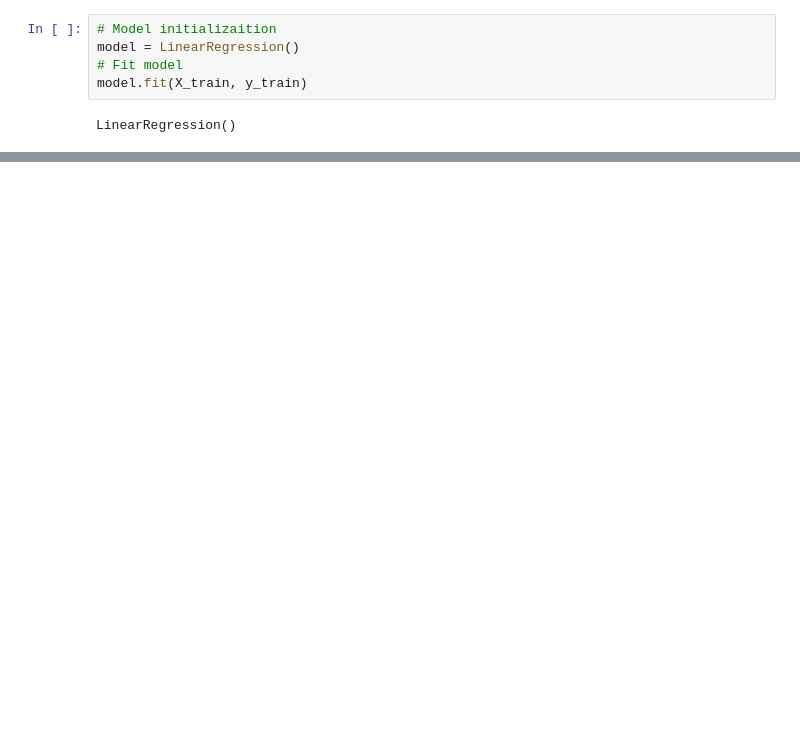
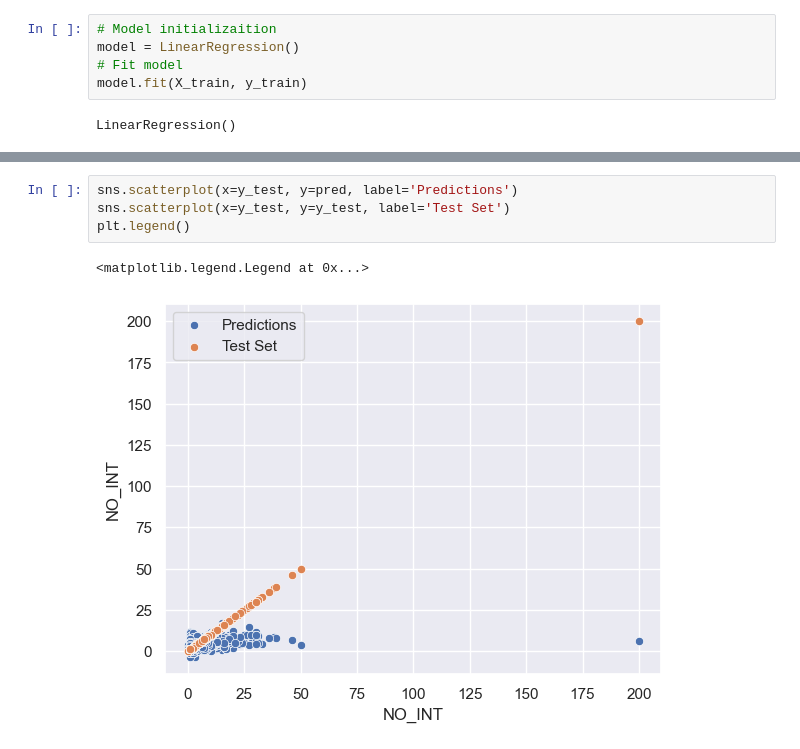
Before and after one commit to AlexandreSeb97/data200-fall22, a Jupyter notebook: analysis.ipynb, the cells around one changed output, grey strips where cells are left out. Saved outputs shown, nothing was run; the diff lists cells and outputs as text; blank space fills up the shorter version.

Commit message:
figures export and update

```diff
--- a/analysis.ipynb
+++ b/analysis.ipynb
@@ -431,0 +452,7 @@ Mean Absolute Error:  2.297769918086537
+# %%
+sns.scatterplot(x=y_test, y=pred, label='Predictions')
+sns.scatterplot(x=y_test, y=y_test, label='Test Set')
+plt.legend()
+# %% [output]
+<matplotlib.legend.Legend at 0x...>
+[figure, added]
```
Also changed, not shown: parts of 7 cells of this notebook, 3 other files.
